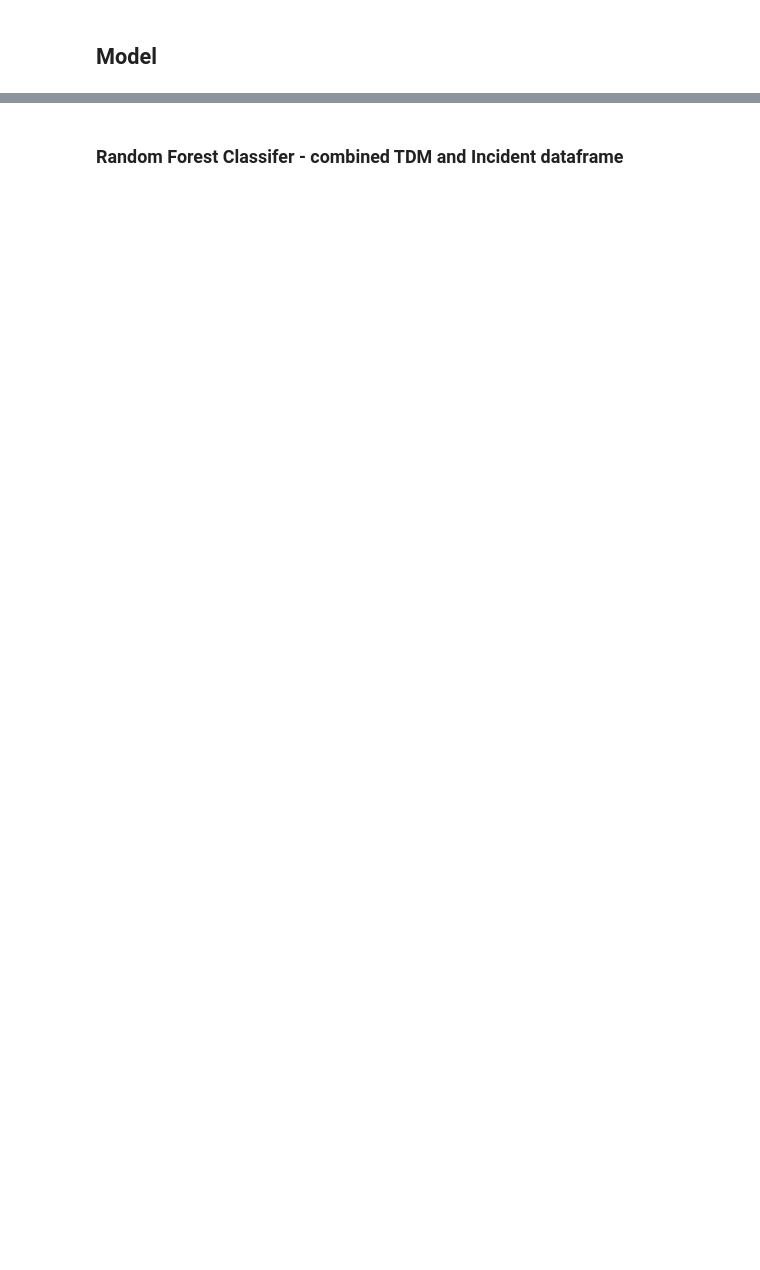
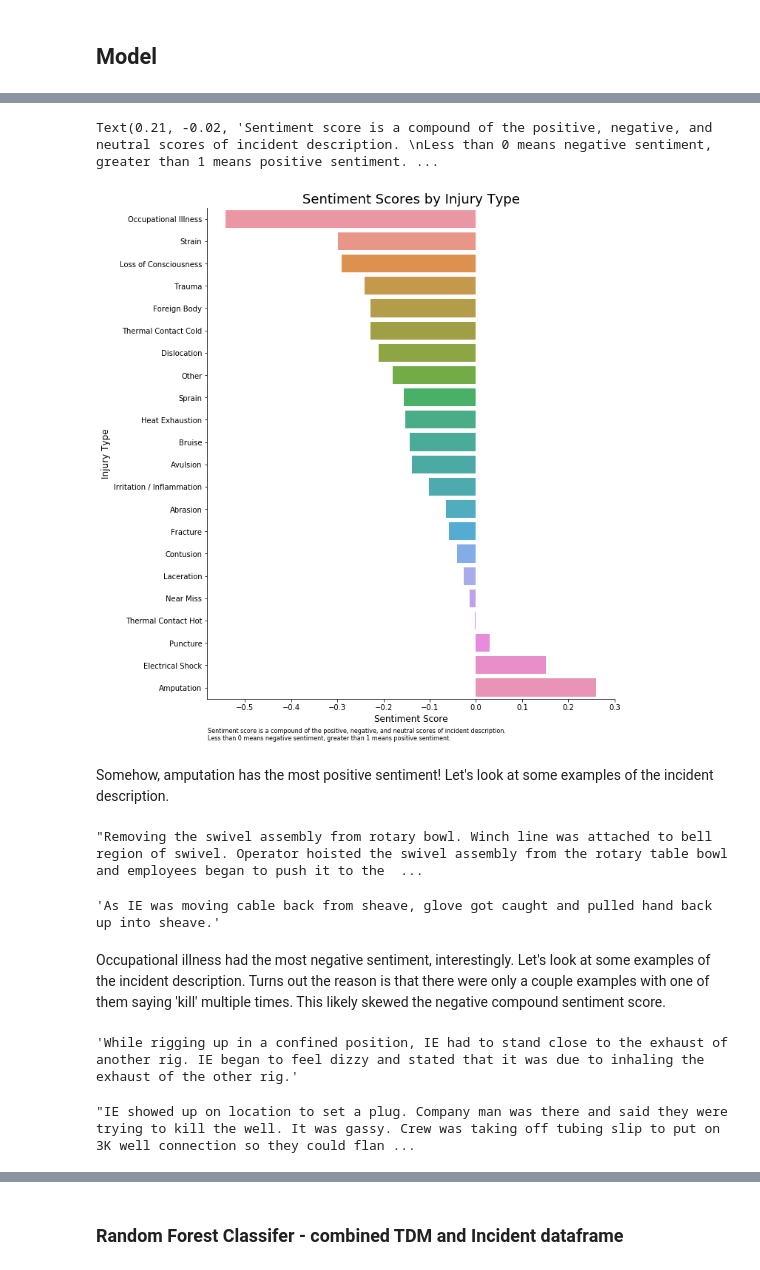
Before and after one commit to ist719-finalproject/FinalProject, a Jupyter notebook: IST718 Project - Kim,TS,Brandon,Amanda.ipynb, the cells around one changed output, grey strips where cells are left out. Saved outputs shown, nothing was run; the diff lists cells and outputs as text; code cells hidden in the pictures; blank space fills up the shorter version.

```diff
--- a/IST718 Project - Kim,TS,Brandon,Amanda.ipynb
+++ b/IST718 Project - Kim,TS,Brandon,Amanda.ipynb
@@ -608,0 +548,22 @@ Frequency Distribution for Near Misses
+# %%
+# Set the Sentiment Intensity Analysis object to a variable
+sia = SIA()
+# Create a list to add the sentiment results to
+injury_sentiments = []
+# Iterate over the incident Description colum
+for line in incidentsDF['IncidentDescription']:
+    pol_score = sia.polarity_scores(line)
+    pol_score['IncidentDescription'] = line
+    injury_sentiments.append(pol_score)
+
+# Convert to DataFrame
+injury_sentiments_df = pd.DataFrame(injury_sentiments)
+
+# Add the Injury type to the DF
+injury_sentiments_df['InjuryType'] = incidentsDF['IncidentType']
+
+# Add the Incident vs. Near Miss label
+injury_sentiments_df['Label'] = df_merged['Label']
+
+# View the head of the dataframe
+injury_sentiments_df.head()
@@ -608,0 +579,3 @@ Frequency Distribution for Near Misses
+# %%
+inj_sent = pd.DataFrame(injury_sentiments_df.groupby(['InjuryType'])[['compound','neg', 'neu', 'pos']].mean()).reset_index().sort_values(by = 'compound')
+inj_sent
@@ -608,0 +600,31 @@ Frequency Distribution for Near Misses
+# %%
+i = sns.catplot(x = 'compound', y = 'InjuryType', data = inj_sent, height = 10, kind = 'bar')
+
+plt.title('Sentiment Scores by Injury Type', fontsize = 18)
+plt.xlabel('Sentiment Score', fontsize = 12)
+plt.ylabel('Injury Type', fontsize = 12)
+
+i.fig.text(0.21,-0.02,'Sentiment score is a compound of the positive, negative, and neutral scores of incident description. \nLess than 0 means negative sentiment, greater than 1 means positive sentiment.',fontsize = 8)
+# %% [output]
+Text(0.21, -0.02, 'Sentiment score is a compound of the positive, negative, and neutral scores of incident description. \nLess than 0 means negative sentiment, greater than 1 means positive sentiment. ...
+[figure, added]
+# %% [markdown]
+Somehow, amputation has the most positive sentiment! Let's look at some examples of the incident description.
+# %%
+injury_sentiments_df.query("InjuryType == 'Amputation'")['IncidentDescription'][211]
+# %% [output]
+"Removing the swivel assembly from rotary bowl. Winch line was attached to bell region of swivel. Operator hoisted the swivel assembly from the rotary table bowl and employees began to push it to the  ...
+# %%
+injury_sentiments_df.query("InjuryType == 'Amputation'")['IncidentDescription'][889]
+# %% [output]
+'As IE was moving cable back from sheave, glove got caught and pulled hand back up into sheave.'
+# %% [markdown]
+Occupational illness had the most negative sentiment, interestingly. Let's look at some examples of the incident description. Turns out the reason is that there were only a couple examples with one of them saying 'kill' multiple times. This likely skewed the negative compound sentiment score.
+# %%
+injury_sentiments_df.query("InjuryType == 'Occupational Illness'")['IncidentDescription'][1356]
+# %% [output]
+'While rigging up in a confined position, IE had to stand close to the exhaust of another rig. IE began to feel dizzy and stated that it was due to inhaling the exhaust of the other rig.'
+# %%
+injury_sentiments_df.query("InjuryType == 'Occupational Illness'")['IncidentDescription'][2581]
+# %% [output]
+"IE showed up on location to set a plug. Company man was there and said they were trying to kill the well. It was gassy. Crew was taking off tubing slip to put on 3K well connection so they could flan ...
```
Also changed, not shown: parts of 18 cells of this notebook.
